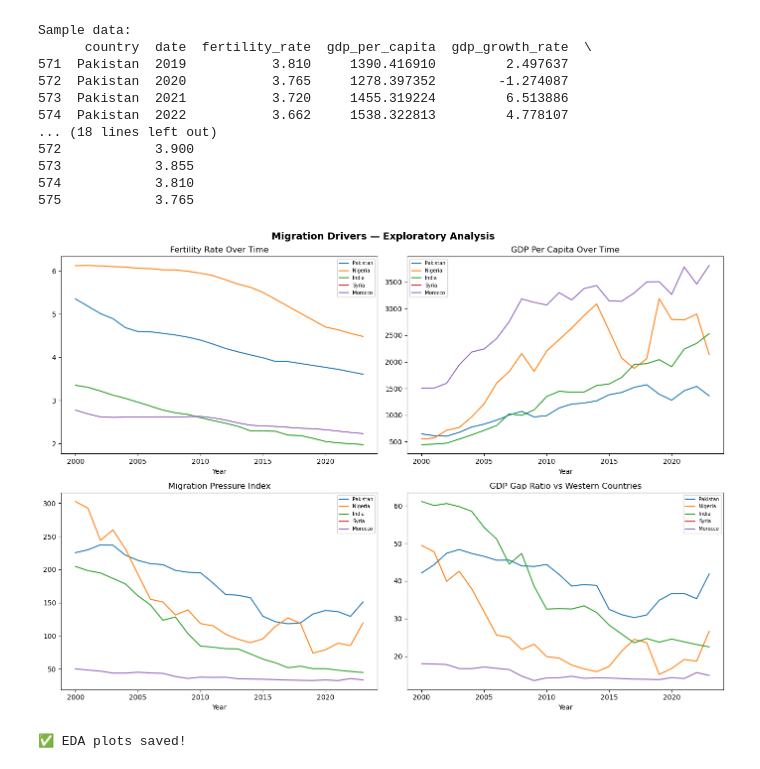
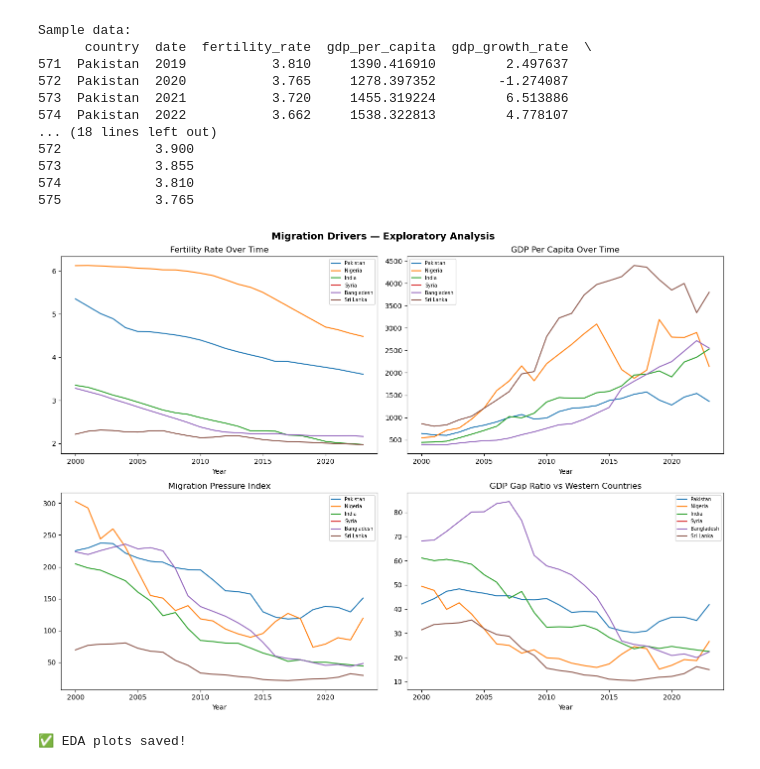
Before and after one commit to abir171915/MigrantFlows, a Jupyter notebook: migration_data_collection.ipynb, the cells around one changed output. Drawn from its saved outputs; the diff is of its cells as text; code cells hidden in the pictures.

```diff
--- a/migration_data_collection.ipynb
+++ b/migration_data_collection.ipynb
@@ -252,7 +288,7 @@ import matplotlib.pyplot as plt
 fig, axes = plt.subplots(2, 2, figsize=(14, 10))
 
 # Plot 1 — Fertility rate over time for top origin countries
-countries_to_plot = ['Pakistan', 'Nigeria', 'India', 'Syria', 'Morocco']
+countries_to_plot = ['Pakistan', 'Nigeria', 'India', 'Syria', 'Bangladesh', 'Sri Lanka']
 for country in countries_to_plot:
     data = df_filtered[df_filtered['country'] == country]
     axes[0,0].plot(data['date'], data['fertility_rate'], label=country)
@@ -264,32 +300,32 @@ axes[0,0].legend(fontsize=7)
 for country in countries_to_plot:
     data = df_filtered[df_filtered['country'] == country]
     axes[0,1].plot(data['date'], data['gdp_per_capita'], label=country)
 axes[0,1].set_title('GDP Per Capita Over Time')
 axes[0,1].set_xlabel('Year')
 axes[0,1].legend(fontsize=7)
 
 # Plot 3 — Migration pressure index
 for country in countries_to_plot:
     data = df_filtered[df_filtered['country'] == country]
     axes[1,0].plot(data['date'], data['migration_pressure'], label=country)
 axes[1,0].set_title('Migration Pressure Index')
 axes[1,0].set_xlabel('Year')
 axes[1,0].legend(fontsize=7)
 
 # Plot 4 — GDP gap ratio
 for country in countries_to_plot:
     data = df_filtered[df_filtered['country'] == country]
     axes[1,1].plot(data['date'], data['gdp_gap_ratio'], label=country)
 axes[1,1].set_title('GDP Gap Ratio vs Western Countries')
 axes[1,1].set_xlabel('Year')
 axes[1,1].legend(fontsize=7)
 
 plt.suptitle('Migration Drivers — Exploratory Analysis', fontsize=14, fontweight='bold')
 plt.tight_layout()
 plt.savefig('data/migration_eda.png', dpi=150)
 plt.show()
 
 print("✅ EDA plots saved!")
 # %% [output]
-[figure, old version]
+[figure, new version]
 ✅ EDA plots saved!
```
Also changed, not shown: parts of 2 cells of this notebook, 3 other files.
